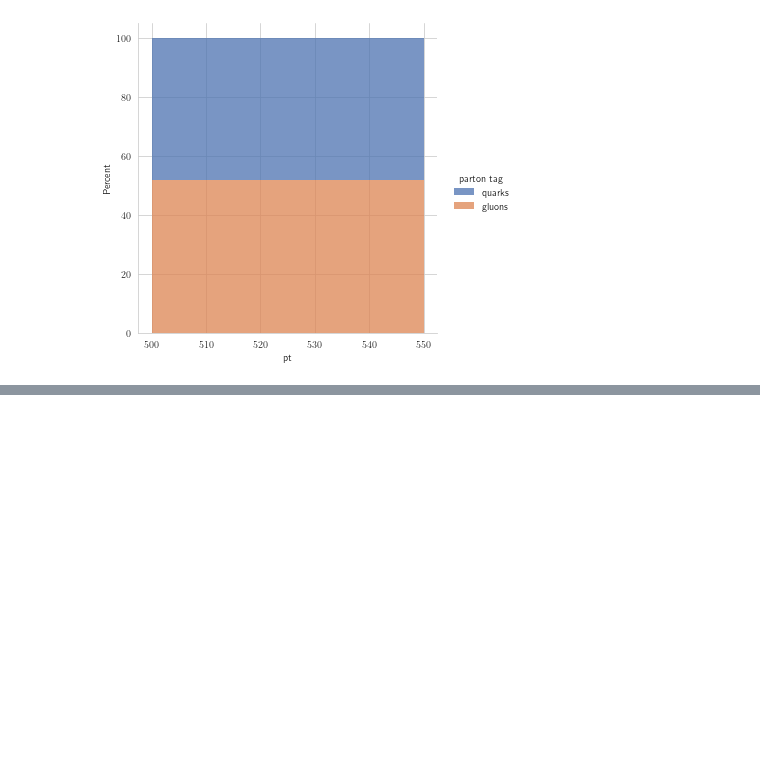
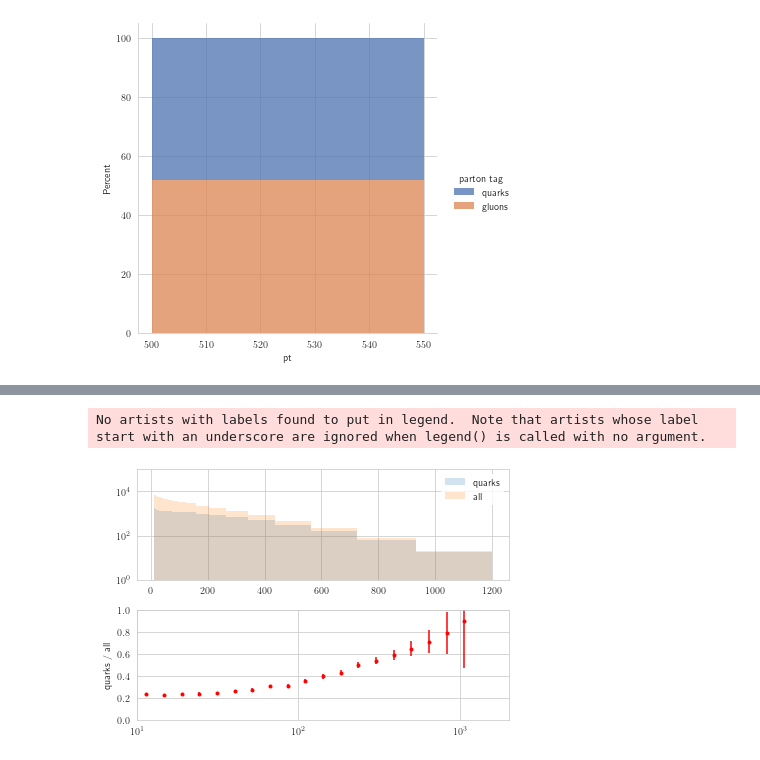
Before and after one commit to matplo/pyjetty, a Jupyter notebook: pyjetty/sandbox/qorg/show_q_g_ratio.ipynb, the cells around one changed output, grey strips where cells are left out. Cells and saved outputs as stored; diff of their text form; code cells hidden in the pictures; blank space fills up the shorter version.

```diff
--- a/pyjetty/sandbox/qorg/show_q_g_ratio.ipynb
+++ b/pyjetty/sandbox/qorg/show_q_g_ratio.ipynb
@@ -43,0 +130,17 @@ _p._legend.set_title('parton tag')
+# %%
+df_all = uproot.open('./v2_hard_QCD_jets/R04_5TeV_jets.root')['tnjets'].arrays(library='pd')
+df_all['label'] = 'all'
+
+df_quarks = uproot.open('./v2_hard_QCD_jets/R04_5TeV_jets.root')['tnjets'].arrays(library='pd')
+df_quarks = df_quarks[df_quarks['tag']<21]
+df_quarks['label'] = 'quarks'
+
+df_gluons = uproot.open('./v2_hard_QCD_jets/R04_5TeV_jets.root')['tnjets'].arrays(library='pd')
+df_gluons = df_gluons[df_gluons['tag']>=21]
+df_gluons['label'] = 'gluons'
+df_labelled = pd.concat([df_quarks, df_gluons])
+
+r04_5 = plot_ratio(df_quarks['pt'], df_all['pt'], logbins, 'quarks', 'all')
+# %% [output]
+No artists with labels found to put in legend.  Note that artists whose label start with an underscore are ignored when legend() is called with no argument.
+[figure, added]
```
Also changed, not shown: parts of 11 cells of this notebook, 1 other file.
